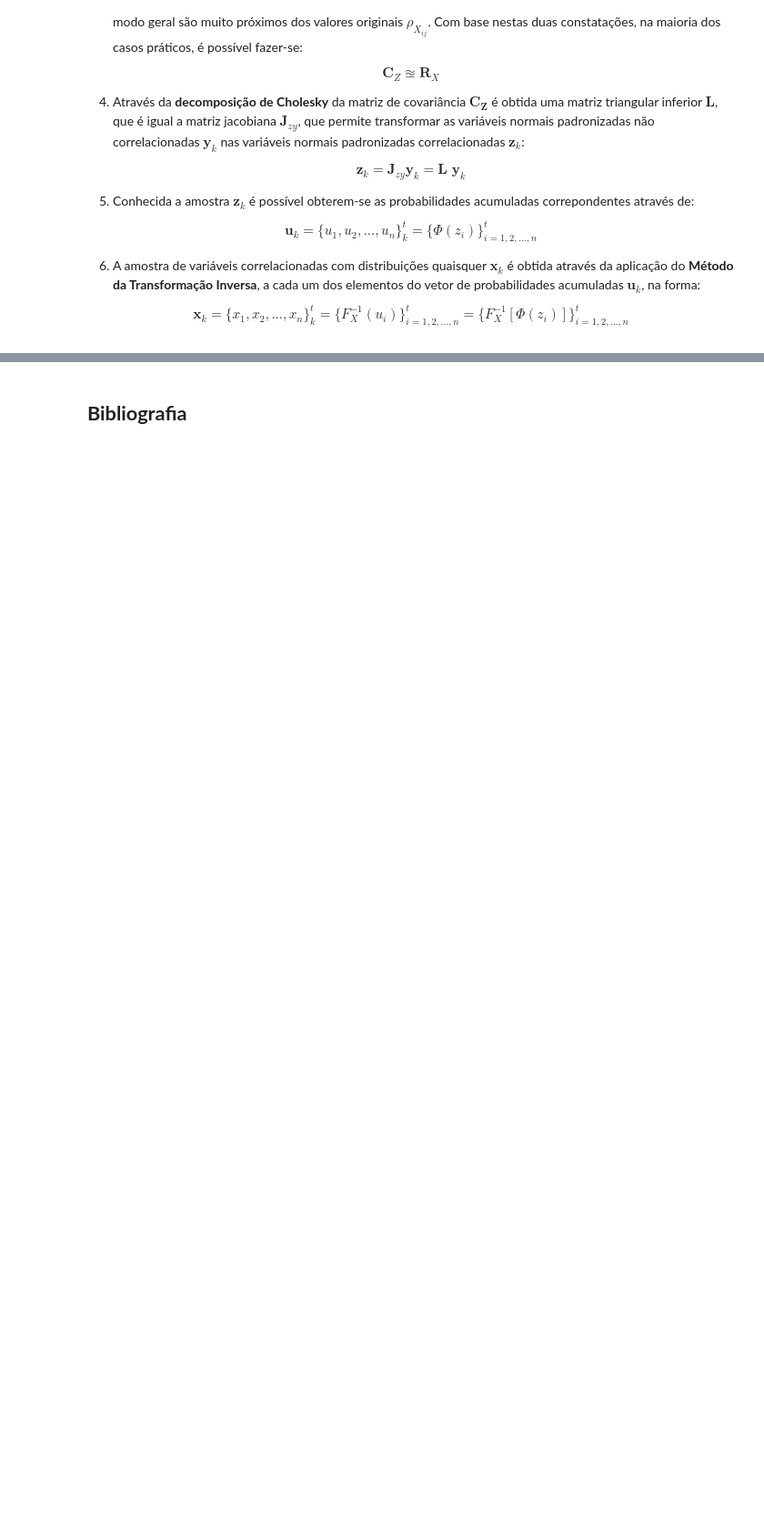
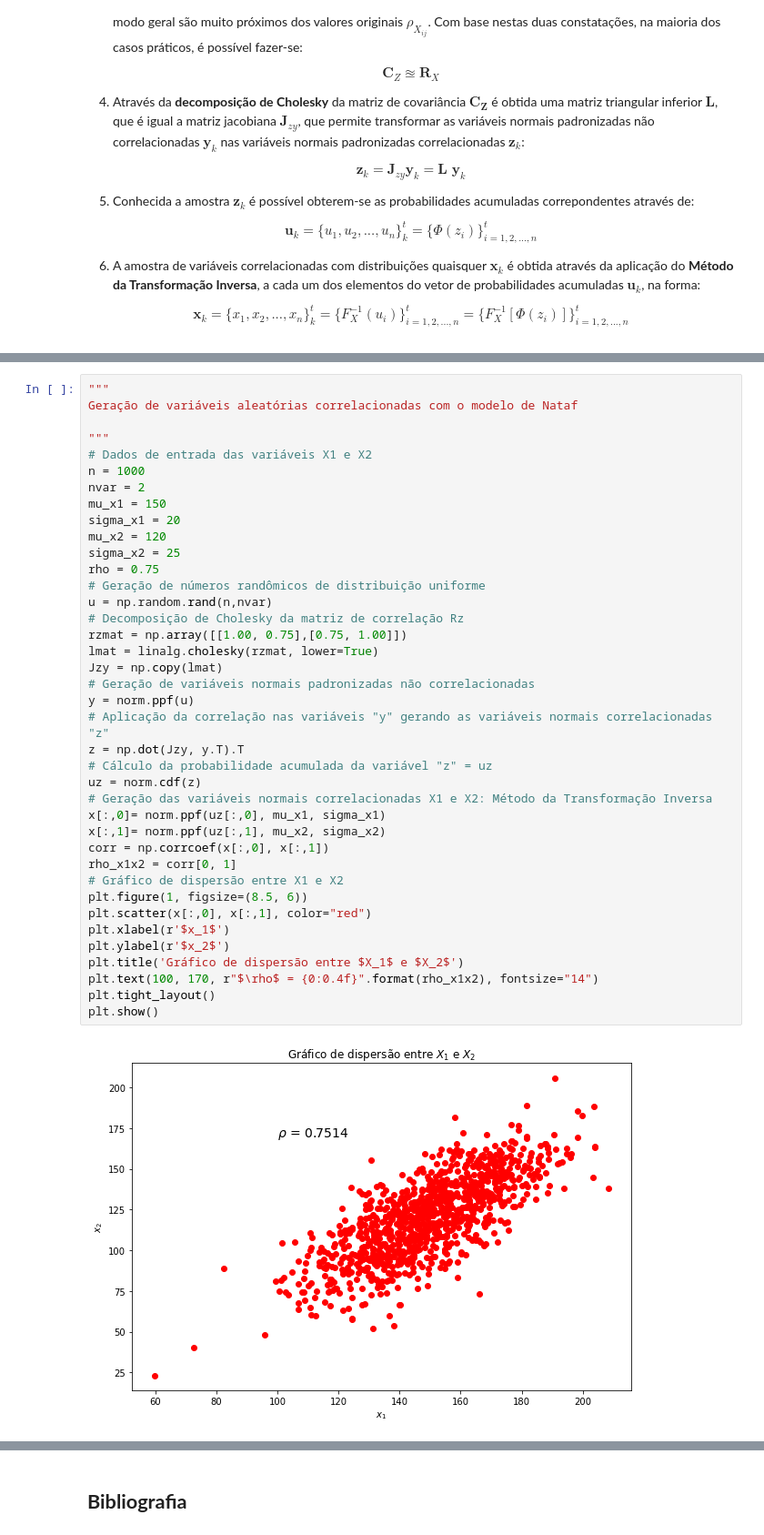
Before and after one commit to mvreal/Confiabilidade-em-Engenharia, a Jupyter notebook: Capitulo_6-1.ipynb, the cells around one changed output, grey strips where cells are left out. Shown at 91% size. Drawn from its saved outputs; the diff is of its cells as text; blank space fills up the shorter version.

Commit message:
Nataf model working

```diff
--- a/Capitulo_6-1.ipynb
+++ b/Capitulo_6-1.ipynb
@@ -406,0 +412,41 @@ plt.show()
+# %%
+"""
+Geração de variáveis aleatórias correlacionadas com o modelo de Nataf
+
+"""
+# Dados de entrada das variáveis X1 e X2
+n = 1000
+nvar = 2
+mu_x1 = 150
+sigma_x1 = 20
+mu_x2 = 120
+sigma_x2 = 25
+rho = 0.75
+# Geração de números randômicos de distribuição uniforme
+u = np.random.rand(n,nvar)
+# Decomposição de Cholesky da matriz de correlação Rz
+rzmat = np.array([[1.00, 0.75],[0.75, 1.00]])
+lmat = linalg.cholesky(rzmat, lower=True)
+Jzy = np.copy(lmat)
+# Geração de variáveis normais padronizadas não correlacionadas
+y = norm.ppf(u)
+# Aplicação da correlação nas variáveis "y" gerando as variáveis normais correlacionadas "z"
+z = np.dot(Jzy, y.T).T
+# Cálculo da probabilidade acumulada da variável "z" = uz
+uz = norm.cdf(z)
+# Geração das variáveis normais correlacionadas X1 e X2: Método da Transformação Inversa
+x[:,0]= norm.ppf(uz[:,0], mu_x1, sigma_x1)
+x[:,1]= norm.ppf(uz[:,1], mu_x2, sigma_x2)
+corr = np.corrcoef(x[:,0], x[:,1])
+rho_x1x2 = corr[0, 1]
+# Gráfico de dispersão entre X1 e X2
+plt.figure(1, figsize=(8.5, 6))
+plt.scatter(x[:,0], x[:,1], color="red")
+plt.xlabel(r'$x_1$')
+plt.ylabel(r'$x_2$')
+plt.title('Gráfico de dispersão entre $X_1$ e $X_2$')
+plt.text(100, 170, r"$\rho$ = {0:0.4f}".format(rho_x1x2), fontsize="14")
+plt.tight_layout()
+plt.show()
+# %% [output]
+[figure, added]
```
Also changed, not shown: parts of 7 cells of this notebook, 5 other files.
